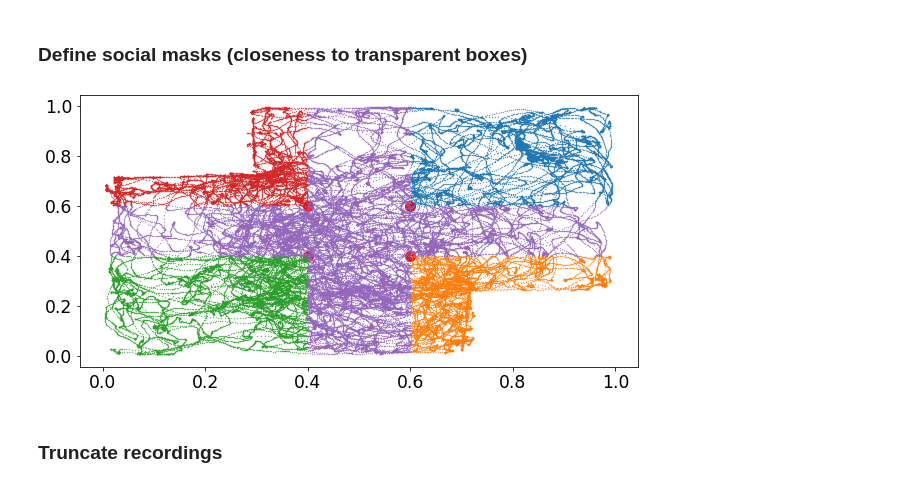
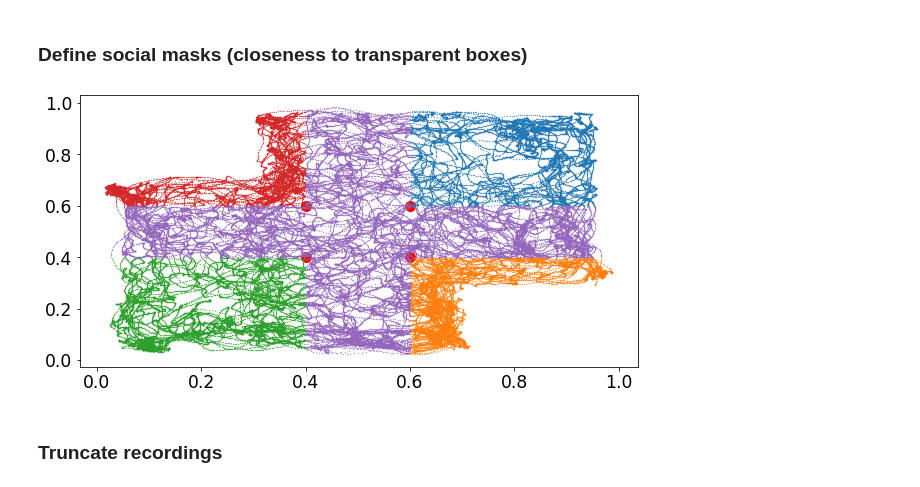
Before and after one commit to CINPLA/cinpla-base, a Jupyter notebook: notebooks/social_npd.ipynb, the cells around one changed output. Cells and saved outputs as stored; diff of their text form; code cells hidden in the pictures.

```diff
--- a/notebooks/social_npd.ipynb
+++ b/notebooks/social_npd.ipynb
@@ -94,6 +97,6 @@ identify_neurons.head()
 # %%
 # select actions to include
-actions = ['011-280721-1', '011-280721-2']
+actions = ['011-120321-2', '011-120321-3', '011-120321-4', '011-120321-5', '011-120321-6']
 
 # load all tracking data (dict)trial x (dict)track_quantities x (array)time
 tracking = [(action_id, data_loader.tracking(action_id)) for action_id in actions]
@@ -138,3 +141,5 @@ for trial in tracking:
     newx, newy = transform_coordinates(**tracking[trial])
     transformed_tracking[trial]['x'] = newx
     transformed_tracking[trial]['y'] = newy
+# %%
+x,y,t = transformed_tracking['011-120321-2']['x'], transformed_tracking['011-120321-2']['y'], transformed_tracking['011-120321-2']['t']
@@ -175,23 +191,23 @@ for trial in tracking:
 # %%
 # inspect spatial (corner) masking
 plt.figure(figsize=(10,5))
 #plt.plot(tracking['011-280721-1']['x'], tracking['011-280721-1']['y'])
 margin = 0.40
 BL=(0+margin,0+margin)
 TL=(0+margin,1-margin)
 TR=(1-margin,1-margin)
 BR=(1-margin,0+margin)
 plt.scatter(*BL, color = 'red', s=100)
 plt.scatter(*TL, color = 'red', s=100)
 plt.scatter(*TR, color = 'red', s=100)
 plt.scatter(*BR, color = 'red', s=100)
 
-pos = np.array([tracking['011-280721-1']['x'], tracking['011-280721-1']['y']]).T
+pos = np.array([tracking['011-120321-2']['x'], tracking['011-120321-2']['y']]).T
 cms = corner_masks(*pos.T)
 for cm in cms.T:
     plt.scatter(*pos[cm].T, s=0.1)
 # %% [output]
-[figure, old version]
+[figure, new version]
 # %% [markdown]
 ### Truncate recordings
 # %%
```
Also changed, not shown: parts of 11 cells of this notebook.
